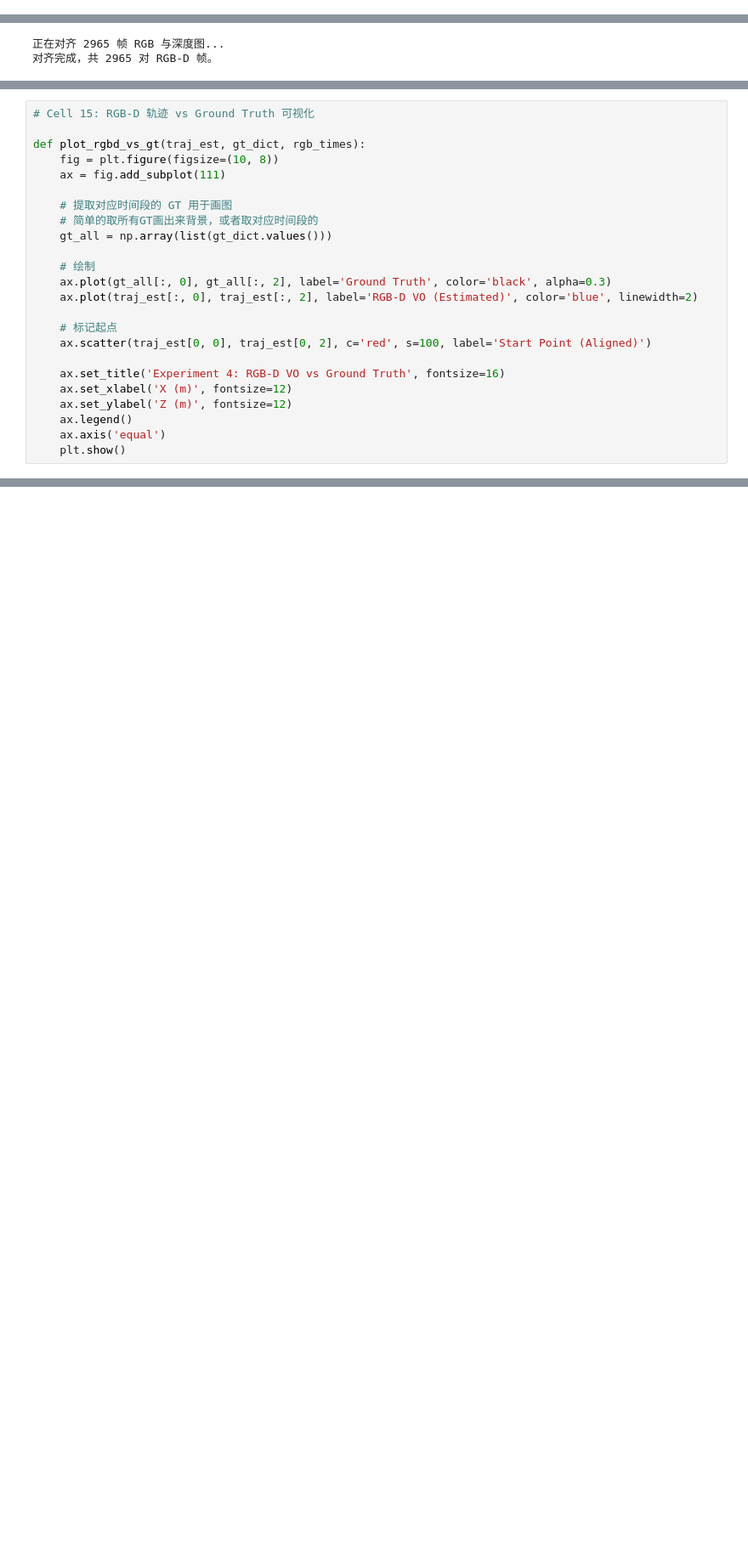
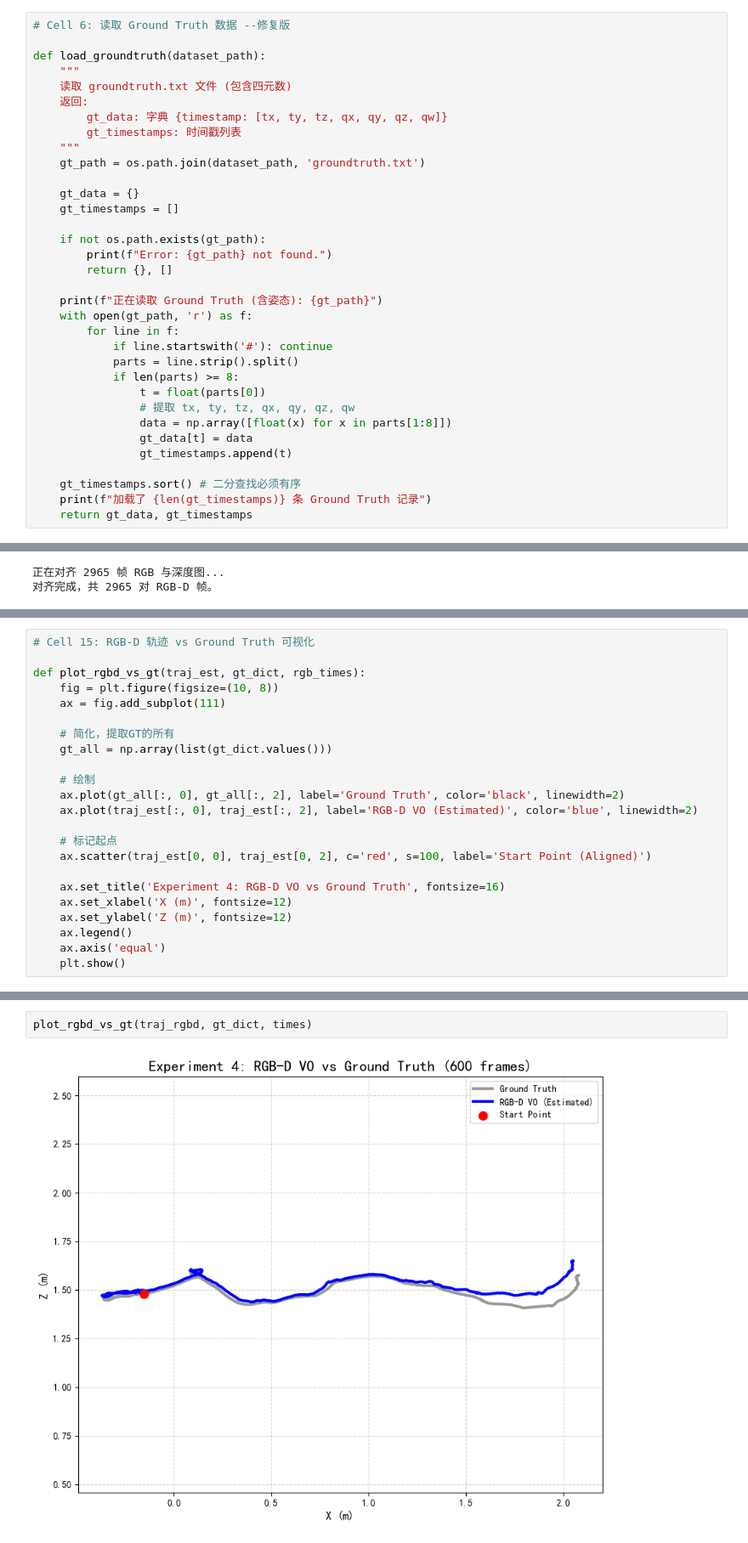
Before and after one commit to User-o2/Camera-Calibration-and-Visual-Odometry, a Jupyter notebook: Camera_Calibrate/code/visual_odometry.ipynb, the cells around one changed output, grey strips where cells are left out. Shown at 85% size. Cells and saved outputs as stored; diff of their text form; blank space fills up the shorter version.

```diff
--- a/Camera_Calibrate/code/visual_odometry.ipynb
+++ b/Camera_Calibrate/code/visual_odometry.ipynb
@@ -269,3 +270,37 @@ def load_groundtruth(dataset_path):
+# %%
+# Cell 6: 读取 Ground Truth 数据 --修复版
+
+def load_groundtruth(dataset_path):
+    """
+    读取 groundtruth.txt 文件 (包含四元数)
+    返回:
+        gt_data: 字典 {timestamp: [tx, ty, tz, qx, qy, qz, qw]}
+        gt_timestamps: 时间戳列表
+    """
+    gt_path = os.path.join(dataset_path, 'groundtruth.txt')
+
+    gt_data = {}
+    gt_timestamps = []
+
+    if not os.path.exists(gt_path):
+        print(f"Error: {gt_path} not found.")
+        return {}, []
+
+    print(f"正在读取 Ground Truth (含姿态): {gt_path}")
+    with open(gt_path, 'r') as f:
+        for line in f:
+            if line.startswith('#'): continue
+            parts = line.strip().split()
+            if len(parts) >= 8:
+                t = float(parts[0])
+                # 提取 tx, ty, tz, qx, qy, qz, qw
+                data = np.array([float(x) for x in parts[1:8]])
+                gt_data[t] = data
+                gt_timestamps.append(t)
+
+    gt_timestamps.sort() # 二分查找必须有序
+    print(f"加载了 {len(gt_timestamps)} 条 Ground Truth 记录")
+    return gt_data, gt_timestamps
 # %%
 # 加载数据
 gt_dict, gt_times_list = load_groundtruth(dataset_path)
@@ -899,12 +1063,11 @@ def plot_rgbd_vs_gt(traj_est, gt_dict, rgb_times):
     fig = plt.figure(figsize=(10, 8))
     ax = fig.add_subplot(111)
 
-    # 提取对应时间段的 GT 用于画图
-    # 简单的取所有GT画出来背景，或者取对应时间段的
+    # 简化，提取GT的所有
     gt_all = np.array(list(gt_dict.values()))
 
     # 绘制
-    ax.plot(gt_all[:, 0], gt_all[:, 2], label='Ground Truth', color='black', alpha=0.3)
+    ax.plot(gt_all[:, 0], gt_all[:, 2], label='Ground Truth', color='black', linewidth=2)
     ax.plot(traj_est[:, 0], traj_est[:, 2], label='RGB-D VO (Estimated)', color='blue', linewidth=2)
 
     # 标记起点
@@ -924,0 +1333,4 @@ plot_rgbd_vs_gt(traj_rgbd, gt_dict, times)
+# %%
+plot_rgbd_vs_gt(traj_rgbd, gt_dict, times)
+# %% [output]
+[figure, added]
```
Also changed, not shown: parts of 11 cells of this notebook.
